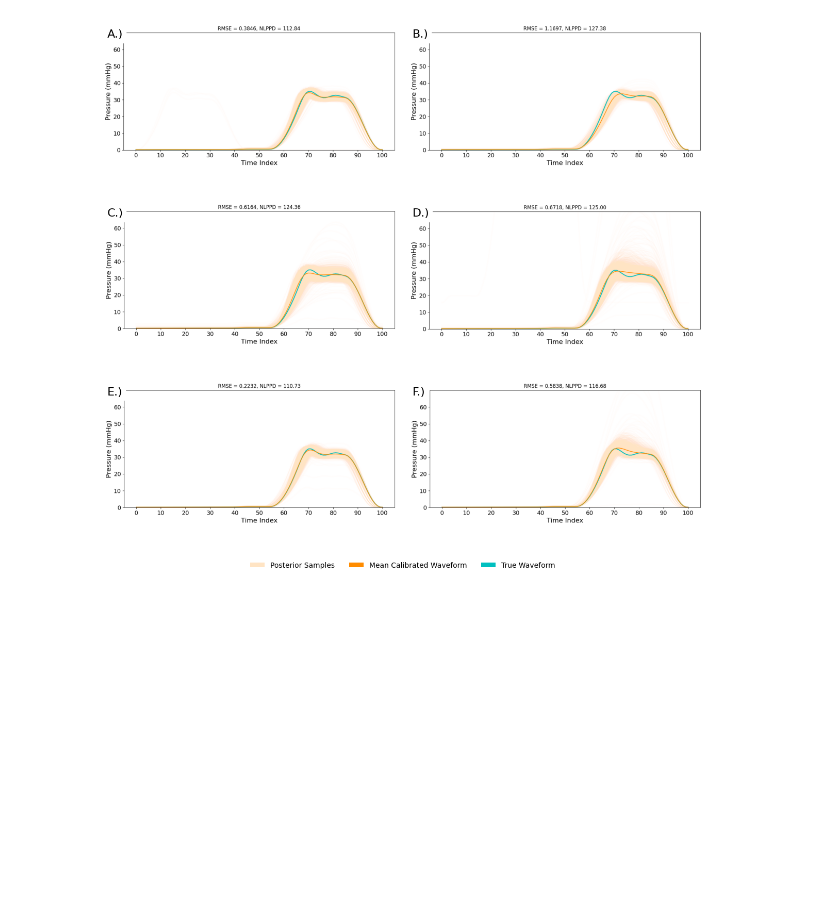
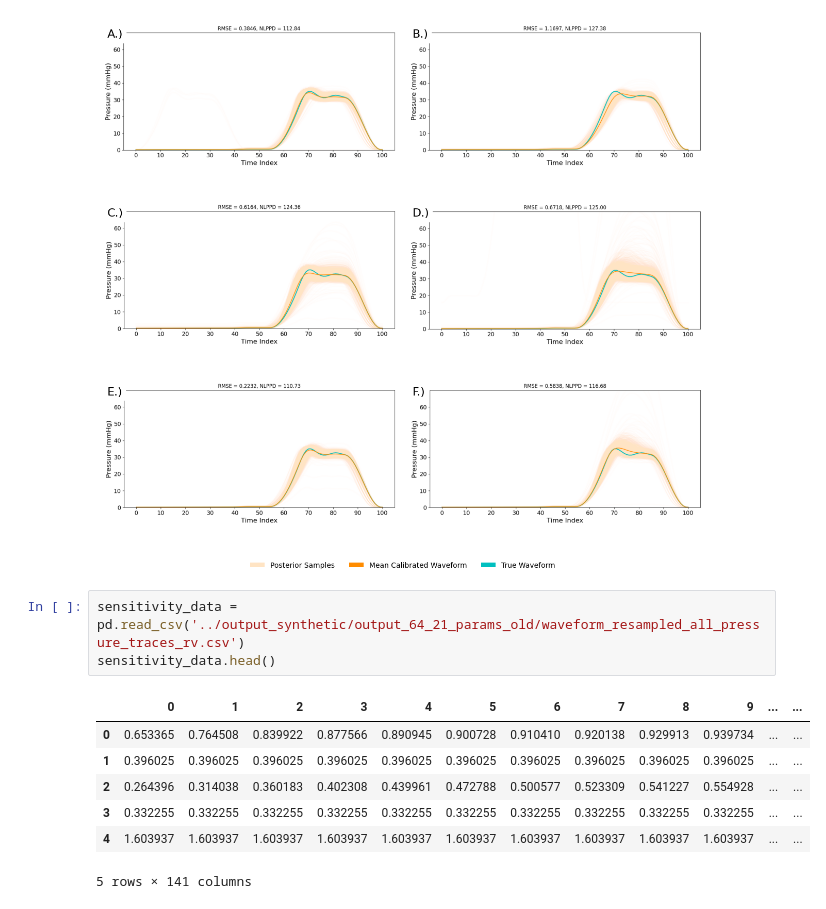
Before and after one commit to alan-turing-institute/cvd-net-pipeline, a Jupyter notebook: notebooks/manuscript_plots.ipynb, the cells around one changed output. Saved outputs shown, nothing was run; the diff lists cells and outputs as text; blank space fills up the shorter version.

```diff
--- a/notebooks/manuscript_plots.ipynb
+++ b/notebooks/manuscript_plots.ipynb
@@ -175,3 +175,14 @@ plt.savefig("combined_figure_with_legend.png", dpi=700, bbox_inches='tight')
 plt.show()
 # %% [output]
 [figure]
+# %%
+sensitivity_data = pd.read_csv('../output_synthetic/output_64_21_params_old/waveform_resampled_all_pressure_traces_rv.csv')
+sensitivity_data.head()
+# %% [output]
+|  | 0 | 1 | 2 | 3 | 4 | 5 | 6 | 7 | 8 | 9 | ... | ... |
+| 0 | 0.653365 | 0.764508 | 0.839922 | 0.877566 | 0.890945 | 0.900728 | 0.910410 | 0.920138 | 0.929913 | 0.939734 | ... | ... |
+| 1 | 0.396025 | 0.396025 | 0.396025 | 0.396025 | 0.396025 | 0.396025 | 0.396025 | 0.396025 | 0.396025 | 0.396025 | ... | ... |
+| 2 | 0.264396 | 0.314038 | 0.360183 | 0.402308 | 0.439961 | 0.472788 | 0.500577 | 0.523309 | 0.541227 | 0.554928 | ... | ... |
+| 3 | 0.332255 | 0.332255 | 0.332255 | 0.332255 | 0.332255 | 0.332255 | 0.332255 | 0.332255 | 0.332255 | 0.332255 | ... | ... |
+| 4 | 1.603937 | 1.603937 | 1.603937 | 1.603937 | 1.603937 | 1.603937 | 1.603937 | 1.603937 | 1.603937 | 1.603937 | ... | ... |
+5 rows × 141 columns
```
Also changed, not shown: parts of 1 cell of this notebook, 3 other files.
